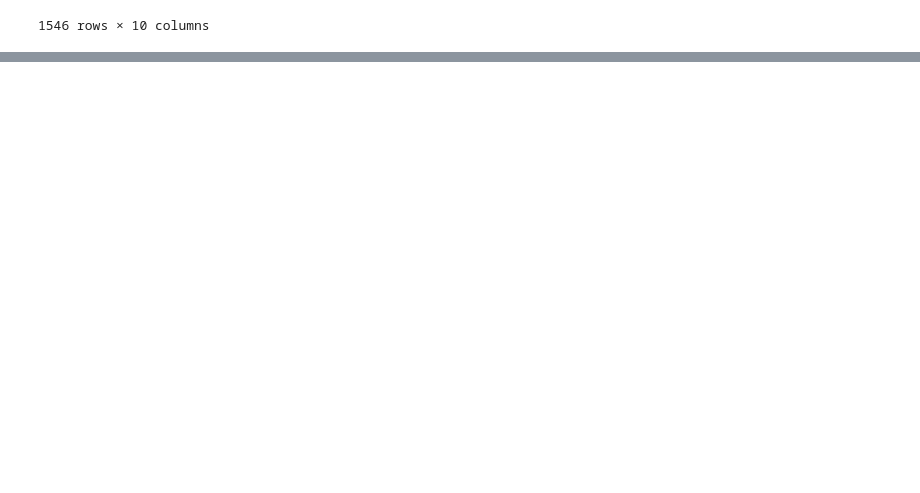
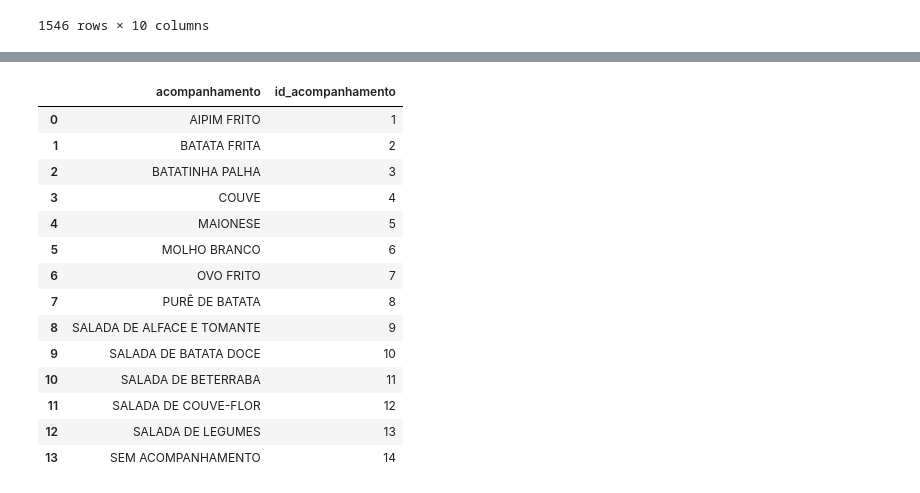
Before and after one commit to PeSobrinho/food_service_report, a Jupyter notebook: notebooks/etl_food_service_data.ipynb, the cells around one changed output, grey strips where cells are left out. Drawn from its saved outputs; the diff is of its cells as text; code cells hidden in the pictures; blank space fills up the shorter version.

Commit message:
Create 'dim_acompanhamento'

```diff
--- a/notebooks/etl_food_service_data.ipynb
+++ b/notebooks/etl_food_service_data.ipynb
@@ -810,0 +812,9 @@ data_local
+# %%
+# Create 'acompanhamento' column
+data_local['acompanhamento'] = data_local['prato'].str.split('+').str[1]
+
+# Remove leading/trailing whitespace
+data_local['acompanhamento'] = data_local['acompanhamento'].str.strip()
+
+
+data_local
@@ -810,0 +993,26 @@ data_local
+# %%
+data_local['acompanhamento'].fillna('SEM ACOMPANHAMENTO', inplace= True)
+
+dim_acompanhamento = pd.DataFrame()
+
+dim_acompanhamento['acompanhamento'] = sorted(data_local['acompanhamento'].unique())
+
+dim_acompanhamento['id_acompanhamento'] = dim_acompanhamento.index + 1
+
+dim_acompanhamento
+# %% [output]
+|  | acompanhamento | id_acompanhamento |
+| 0 | AIPIM FRITO | 1 |
+| 1 | BATATA FRITA | 2 |
+| 2 | BATATINHA PALHA | 3 |
+| 3 | COUVE | 4 |
+| 4 | MAIONESE | 5 |
+| 5 | MOLHO BRANCO | 6 |
+| 6 | OVO FRITO | 7 |
+| 7 | PURÊ DE BATATA | 8 |
+| 8 | SALADA DE ALFACE E TOMANTE | 9 |
+| 9 | SALADA DE BATATA DOCE | 10 |
+| 10 | SALADA DE BETERRABA | 11 |
+| 11 | SALADA DE COUVE-FLOR | 12 |
+| 12 | SALADA DE LEGUMES | 13 |
+| 13 | SEM ACOMPANHAMENTO | 14 |
```
Also changed, not shown: parts of 8 cells of this notebook, 4 other files.
